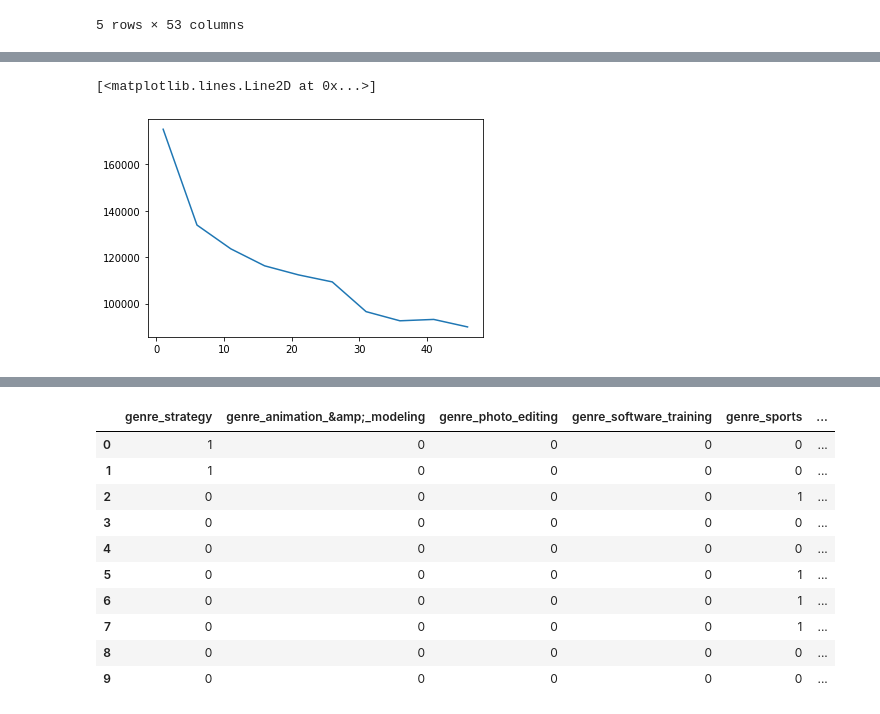
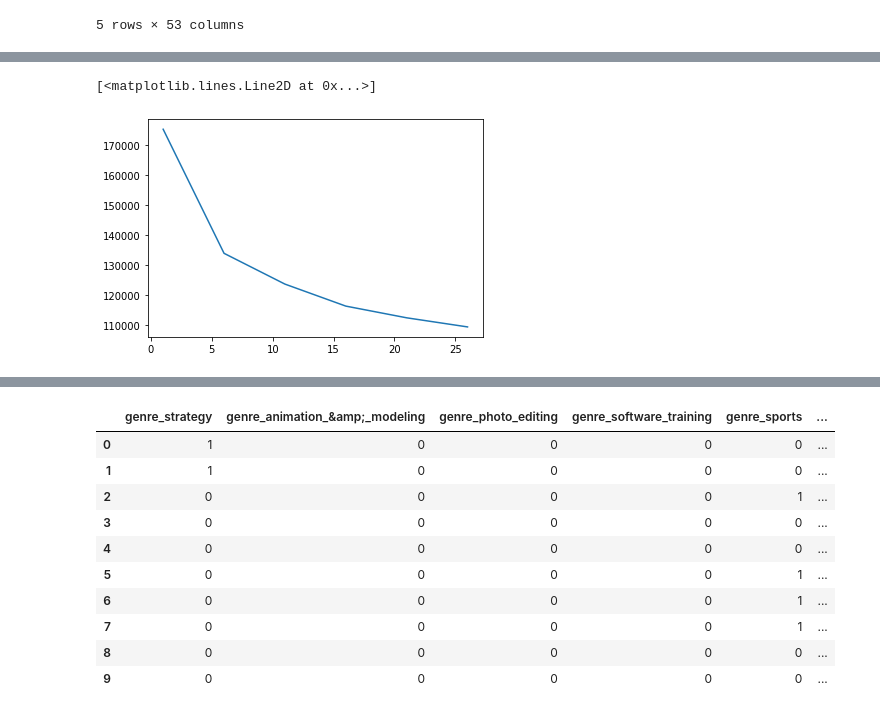
Before and after one commit to itselavia/sjsu-cmpe-256-group-project, a Jupyter notebook: experiment_4/Using K-mode Clustering, analyze game bundles.ipynb, the cells around one changed output, grey strips where cells are left out. Cells and saved outputs as stored; diff of their text form; code cells hidden in the pictures.

```diff
--- a/experiment_4/Using K-mode Clustering, analyze game bundles.ipynb
+++ b/experiment_4/Using K-mode Clustering, analyze game bundles.ipynb
@@ -44,17 +61,12 @@ items_df.head()
 # %%
-from kmodes.kmodes import KModes
-import numpy as np
-import matplotlib.pyplot as plt
-
-clustering_costs = []
-for i in list(range(1,50,5)):
+clustering_costs_cao = []
+for i in list(range(1,30,5)):
     kmode = KModes(n_clusters=i, init = "Cao", verbose=1, n_jobs=-1)
     kmode.fit_predict(items_df)
-    clustering_costs.append(kmode.cost_)
+    clustering_costs_cao.append(kmode.cost_)
+
+y = np.array([i for i in range(1,30,5)])
+plt.plot(y,clustering_costs_cao)
+# %% [output]
+[<matplotlib.lines.Line2D at 0x...>]
+[figure, added]
-# %%
-#y = np.array([i for i in range(1,len(clustering_costs)+1,1)])
-y = np.array([ 1,  6, 11, 16, 21, 26, 31, 36, 41, 46])
-plt.plot(y,clustering_costs)
-# %% [output]
-[<matplotlib.lines.Line2D at 0x...>]
-[figure, removed]
```
Also changed, not shown: parts of 11 cells of this notebook.
